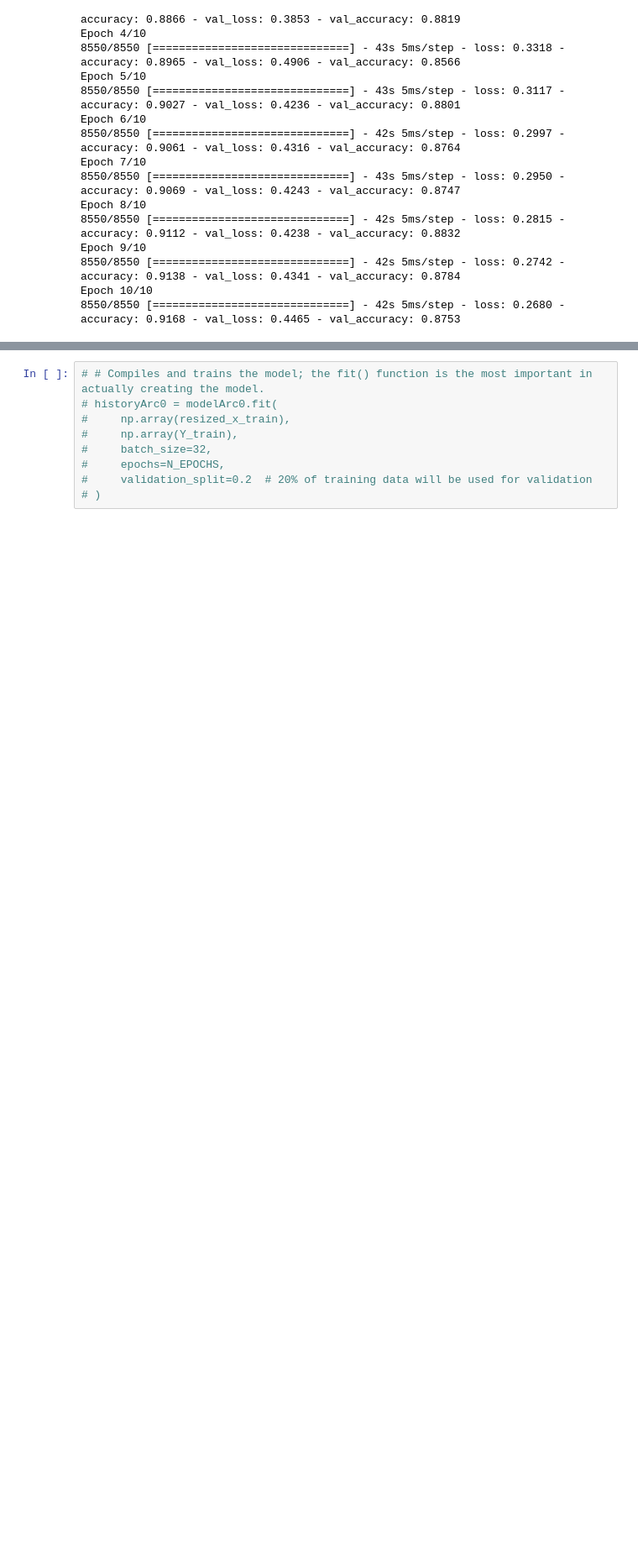
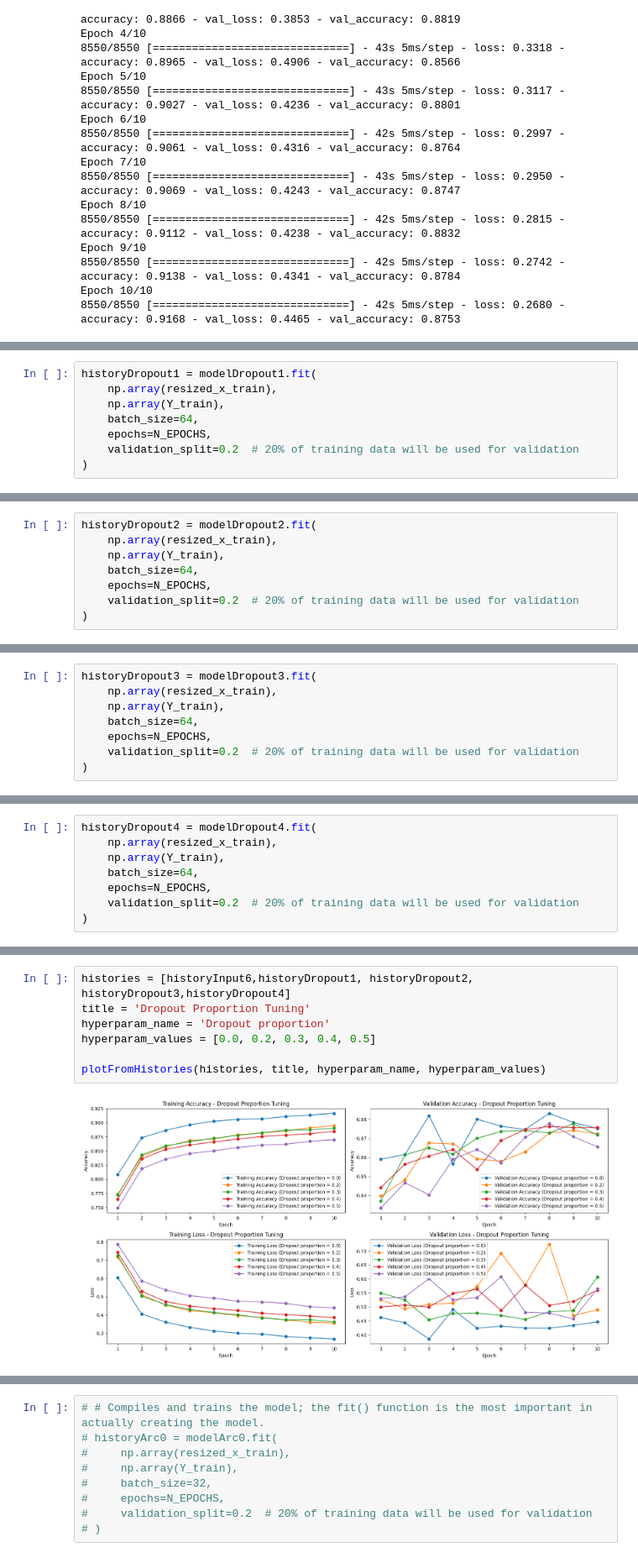
Before and after one commit to np-overflow/ml-skribbl, a Jupyter notebook: ai/model_gen.ipynb, the cells around one changed output, grey strips where cells are left out. Shown at 84% size. Drawn from its saved outputs; the diff is of its cells as text; blank space fills up the shorter version.

```diff
--- a/ai/model_gen.ipynb
+++ b/ai/model_gen.ipynb
@@ -2634,0 +3339,8 @@ Epoch 10/10
+# %%
+historyDropout1 = modelDropout1.fit(
+    np.array(resized_x_train),
+    np.array(Y_train),
+    batch_size=64,
+    epochs=N_EPOCHS,
+    validation_split=0.2  # 20% of training data will be used for validation
+)
@@ -2634,0 +3369,8 @@ Epoch 10/10
+# %%
+historyDropout2 = modelDropout2.fit(
+    np.array(resized_x_train),
+    np.array(Y_train),
+    batch_size=64,
+    epochs=N_EPOCHS,
+    validation_split=0.2  # 20% of training data will be used for validation
+)
@@ -2634,0 +3399,8 @@ Epoch 10/10
+# %%
+historyDropout3 = modelDropout3.fit(
+    np.array(resized_x_train),
+    np.array(Y_train),
+    batch_size=64,
+    epochs=N_EPOCHS,
+    validation_split=0.2  # 20% of training data will be used for validation
+)
@@ -2634,0 +3429,8 @@ Epoch 10/10
+# %%
+historyDropout4 = modelDropout4.fit(
+    np.array(resized_x_train),
+    np.array(Y_train),
+    batch_size=64,
+    epochs=N_EPOCHS,
+    validation_split=0.2  # 20% of training data will be used for validation
+)
@@ -2635,3 +3459,12 @@ Epoch 10/10
+# %%
+histories = [historyInput6,historyDropout1, historyDropout2, historyDropout3,historyDropout4]
+title = 'Dropout Proportion Tuning'
+hyperparam_name = 'Dropout proportion'
+hyperparam_values = [0.0, 0.2, 0.3, 0.4, 0.5]
+
+plotFromHistories(histories, title, hyperparam_name, hyperparam_values)
+# %% [output]
+[figure, added]
 # %%
 # # Creating the ConvNet, adding a process each step of the way.
 # model = Sequential()
```
Also changed, not shown: parts of 30 cells of this notebook.
